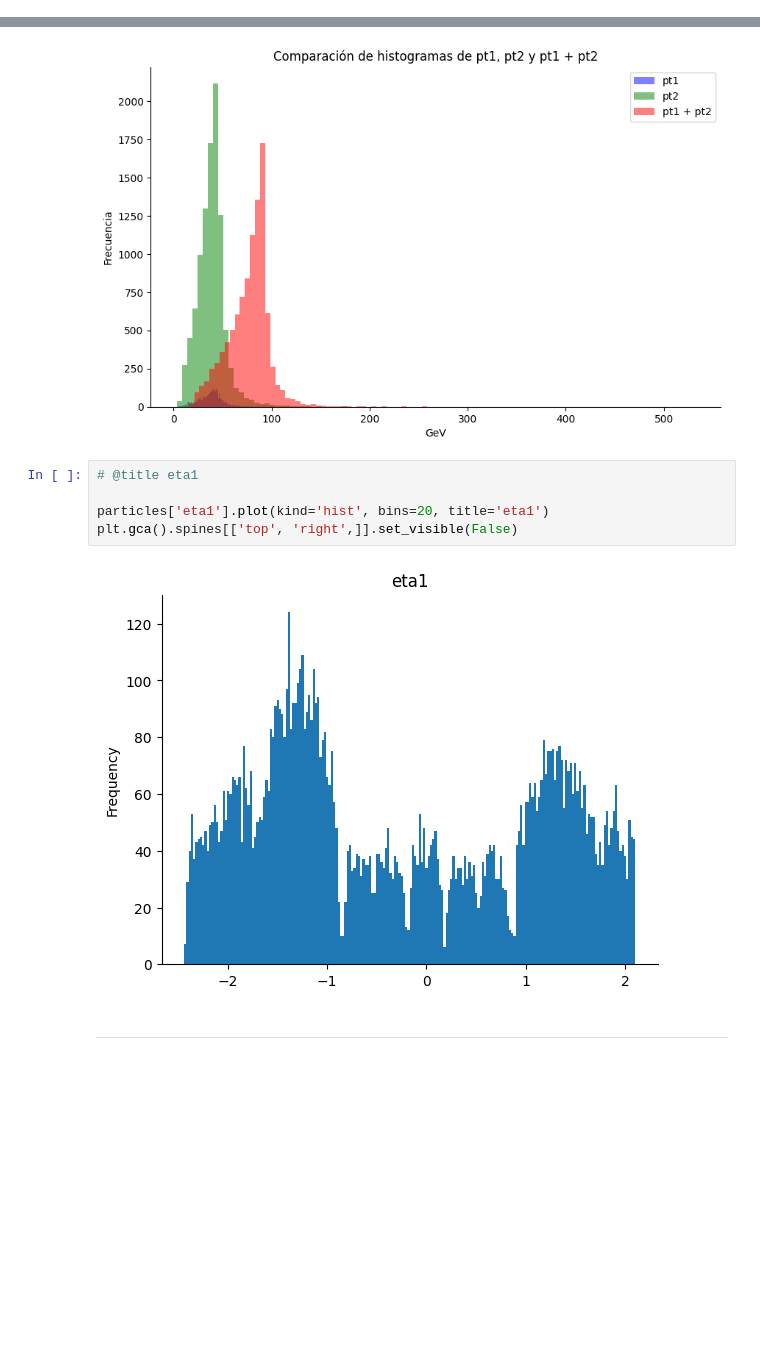
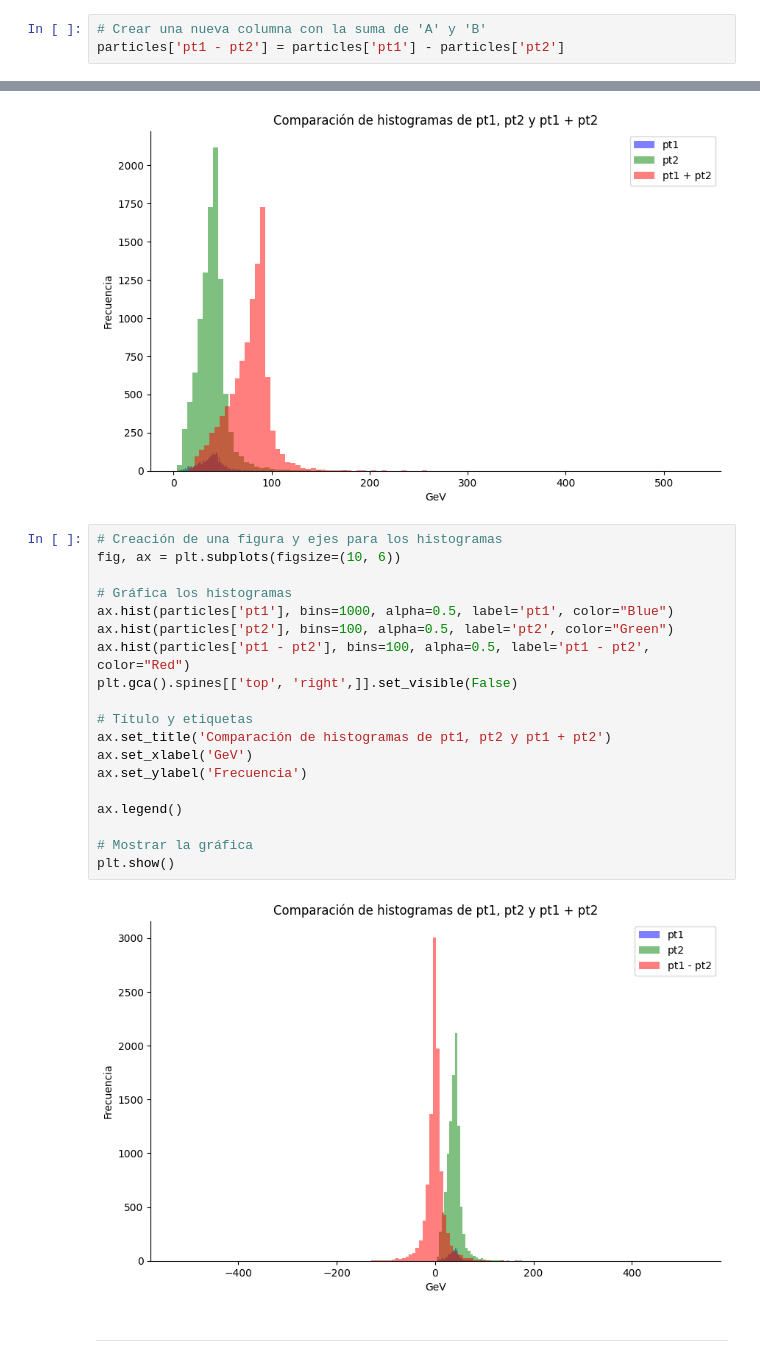
Before and after one commit to ProgramasParaFisicaDeParticulas/lecturadecvsopendatacvsfiles-Jorge-1501, a Jupyter notebook: LeyendoCSVDelOpendataDelCMS.ipynb, the cells around one changed output, grey strips where cells are left out. Drawn from its saved outputs; the diff is of its cells as text; blank space fills up the shorter version.

Commit message:
Creación de gráficas 1, borrador.

```diff
--- a/LeyendoCSVDelOpendataDelCMS.ipynb
+++ b/LeyendoCSVDelOpendataDelCMS.ipynb
@@ -195,6 +193,9 @@ min         16.024900
 75%         89.861625
 max        531.897700
 Name: pt1 + pt2, dtype: float64
+# %%
+# Crear una nueva columna con la suma de 'A' y 'B'
+particles['pt1 - pt2'] = particles['pt1'] - particles['pt2']
 # %%
 # Creación de una figura y ejes para los histogramas
 fig, ax = plt.subplots(figsize=(10, 6))
@@ -216,13 +217,27 @@ ax.legend()
 plt.show()
 # %% [output]
 [figure]
-# %%
-# @title eta1
-
-particles['eta1'].plot(kind='hist', bins=20, title='eta1')
-plt.gca().spines[['top', 'right',]].set_visible(False)
-# %% [output]
-[figure, removed]
+# %%
+# Creación de una figura y ejes para los histogramas
+fig, ax = plt.subplots(figsize=(10, 6))
+
+# Gráfica los histogramas
+ax.hist(particles['pt1'], bins=1000, alpha=0.5, label='pt1', color="Blue")
+ax.hist(particles['pt2'], bins=100, alpha=0.5, label='pt2', color="Green")
+ax.hist(particles['pt1 - pt2'], bins=100, alpha=0.5, label='pt1 - pt2', color="Red")
+plt.gca().spines[['top', 'right',]].set_visible(False)
+
+# Título y etiquetas
+ax.set_title('Comparación de histogramas de pt1, pt2 y pt1 + pt2')
+ax.set_xlabel('GeV')
+ax.set_ylabel('Frecuencia')
+
+ax.legend()
+
+# Mostrar la gráfica
+plt.show()
+# %% [output]
+[figure, added]
 # %% [markdown]
 ---
 # %% [markdown]
```
Also changed, not shown: parts of 6 cells of this notebook.
